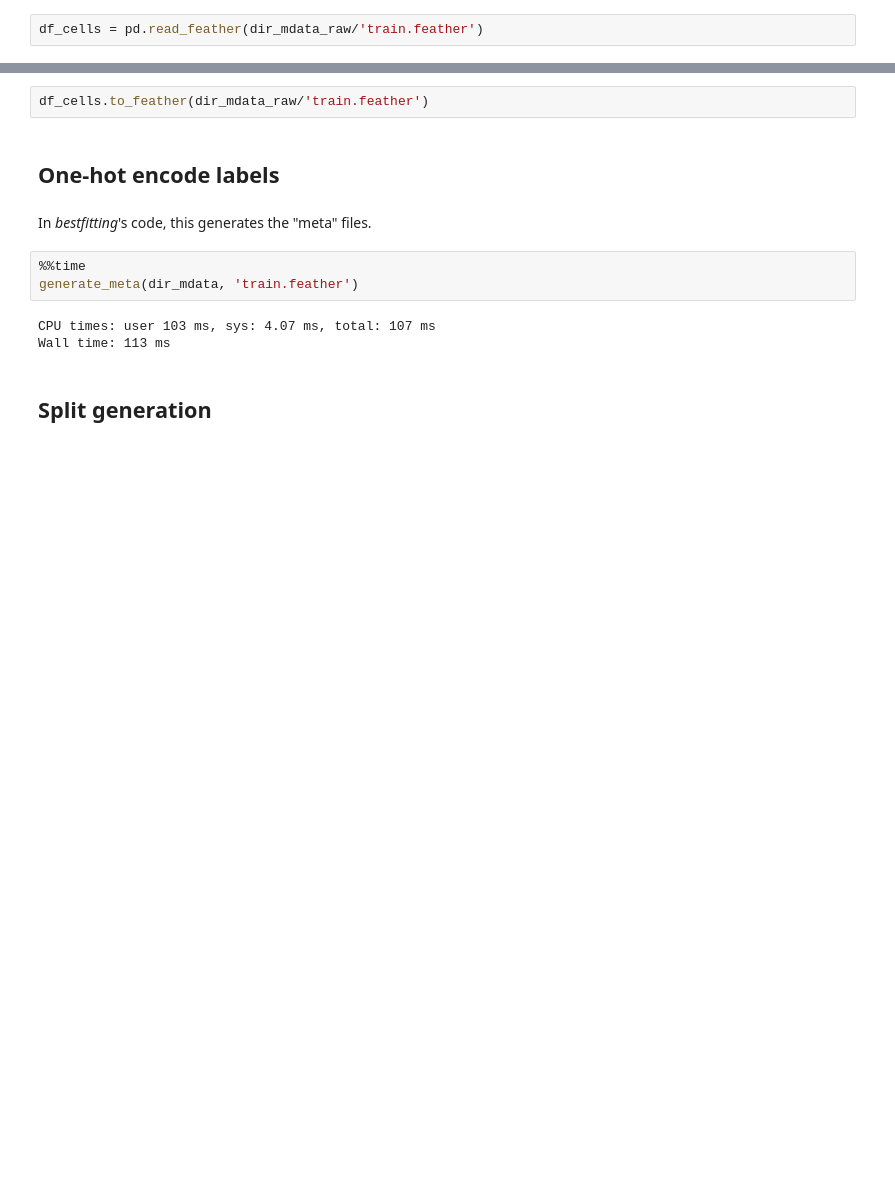
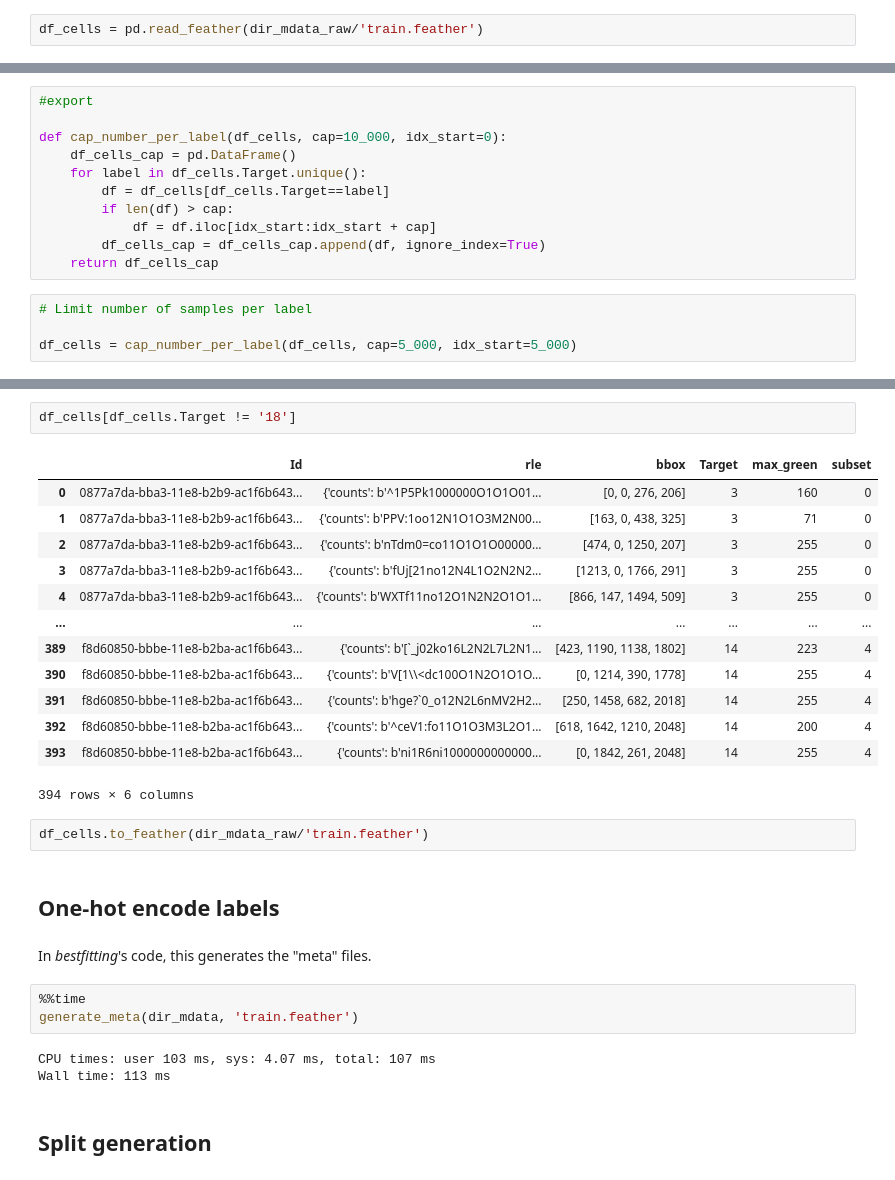
Before and after one commit to qAp/kgl_humanprotein, a Jupyter notebook: nbs/08_run.train.ipynb, the cells around one changed output, grey strips where cells are left out. Saved outputs shown, nothing was run; the diff lists cells and outputs as text; blank space fills up the shorter version.

Commit message:
Cap number of samples for each class
This cap is optional.

```diff
--- a/nbs/08_run.train.ipynb
+++ b/nbs/08_run.train.ipynb
@@ -81,2 +88,17 @@ df_cells = pd.read_feather(dir_mdata_raw/'train.feather')
 df_cells = (df_cells[df_cells['Target'].apply(lambda o: len(o.split('|'))==1)]
             .reset_index(drop=True))
+# %%
+#export
+
+def cap_number_per_label(df_cells, cap=10_000, idx_start=0):
+    df_cells_cap = pd.DataFrame()
+    for label in df_cells.Target.unique():
+        df = df_cells[df_cells.Target==label]
+        if len(df) > cap:
+            df = df.iloc[idx_start:idx_start + cap]
+        df_cells_cap = df_cells_cap.append(df, ignore_index=True)
+    return df_cells_cap
+# %%
+# Limit number of samples per label
+
+df_cells = cap_number_per_label(df_cells, cap=5_000, idx_start=5_000)
@@ -83,3 +119,19 @@ df_cells = (df_cells[df_cells['Target'].apply(lambda o: len(o.split('|'))==1)]
+# %%
+df_cells[df_cells.Target != '18']
+# %% [output]
+|  | Id | rle | bbox | Target | max_green | subset |
+| 0 | 0877a7da-bba3-11e8-b2b9-ac1f6b643... | {'counts': b'^1P5Pk1000000O1O1O01... | [0, 0, 276, 206] | 3 | 160 | 0 |
+| 1 | 0877a7da-bba3-11e8-b2b9-ac1f6b643... | {'counts': b'PPV:1oo12N1O1O3M2N00... | [163, 0, 438, 325] | 3 | 71 | 0 |
+| 2 | 0877a7da-bba3-11e8-b2b9-ac1f6b643... | {'counts': b'nTdm0=co11O1O1O00000... | [474, 0, 1250, 207] | 3 | 255 | 0 |
+| 3 | 0877a7da-bba3-11e8-b2b9-ac1f6b643... | {'counts': b'fUj[21no12N4L1O2N2N2... | [1213, 0, 1766, 291] | 3 | 255 | 0 |
+| 4 | 0877a7da-bba3-11e8-b2b9-ac1f6b643... | {'counts': b'WXTf11no12O1N2N2O1O1... | [866, 147, 1494, 509] | 3 | 255 | 0 |
+| ... | ... | ... | ... | ... | ... | ... |
+| 389 | f8d60850-bbbe-11e8-b2ba-ac1f6b643... | {'counts': b'[`_j02ko16L2N2L7L2N1... | [423, 1190, 1138, 1802] | 14 | 223 | 4 |
+| 390 | f8d60850-bbbe-11e8-b2ba-ac1f6b643... | {'counts': b'V[1\\<dc100O1N2O1O1O... | [0, 1214, 390, 1778] | 14 | 255 | 4 |
+| 391 | f8d60850-bbbe-11e8-b2ba-ac1f6b643... | {'counts': b'hge?`0_o12N2L6nMV2H2... | [250, 1458, 682, 2018] | 14 | 255 | 4 |
+| 392 | f8d60850-bbbe-11e8-b2ba-ac1f6b643... | {'counts': b'^ceV1:fo11O1O3M3L2O1... | [618, 1642, 1210, 2048] | 14 | 200 | 4 |
+| 393 | f8d60850-bbbe-11e8-b2ba-ac1f6b643... | {'counts': b'ni1R6ni1000000000000... | [0, 1842, 261, 2048] | 14 | 255 | 4 |
+394 rows × 6 columns
 # %%
 df_cells.to_feather(dir_mdata_raw/'train.feather')
 # %% [markdown]
```
Also changed, not shown: parts of 5 cells of this notebook, 4 other files.
